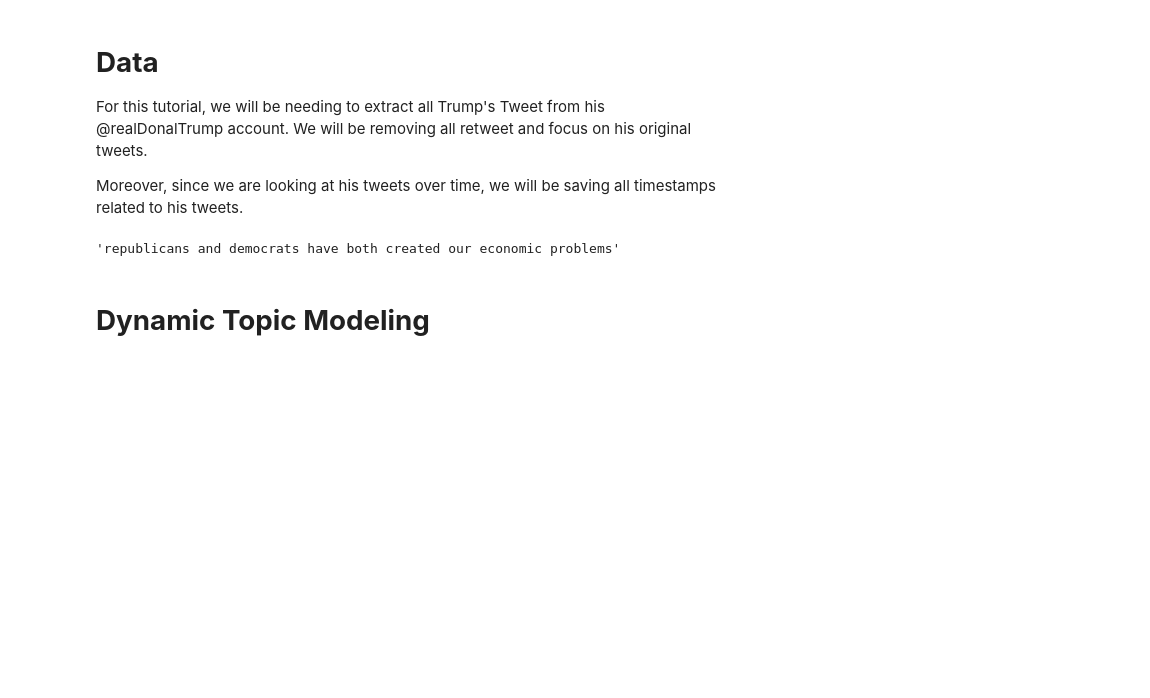
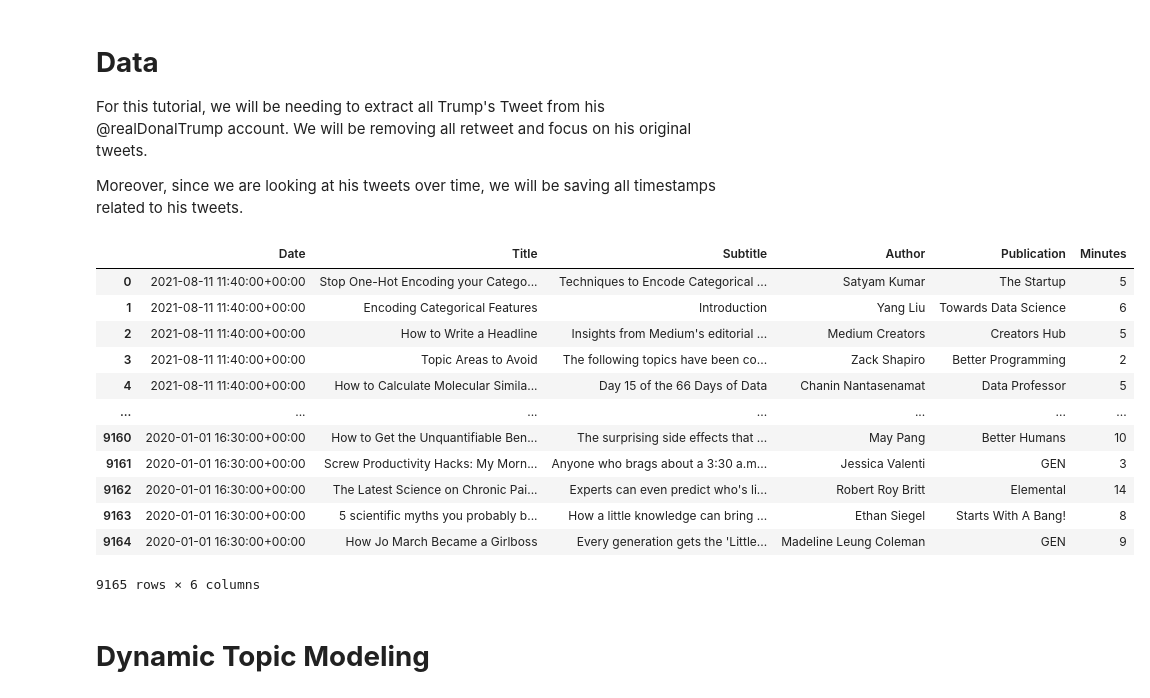
Before and after one commit to sejaldua/digesting-the-digest, a Jupyter notebook: BERTopic_DTM.ipynb, the cells around one changed output. Cells and saved outputs as stored; diff of their text form; code cells hidden in the pictures; blank space fills up the shorter version.

```diff
--- a/BERTopic_DTM.ipynb
+++ b/BERTopic_DTM.ipynb
@@ -58,4 +28,0 @@ tweets = trump.text.to_list()
-# %%
-tweets[0]
-# %% [output]
-'republicans and democrats have both created our economic problems'
@@ -62,3 +40,19 @@ tweets[0]
+# %%
+df
+# %% [output]
+|  | Date | Title | Subtitle | Author | Publication | Minutes |
+| 0 | 2021-08-11 11:40:00+00:00 | Stop One-Hot Encoding your Catego... | Techniques to Encode Categorical ... | Satyam Kumar | The Startup | 5 |
+| 1 | 2021-08-11 11:40:00+00:00 | Encoding Categorical Features | Introduction | Yang Liu | Towards Data Science | 6 |
+| 2 | 2021-08-11 11:40:00+00:00 | How to Write a Headline | Insights from Medium's editorial ... | Medium Creators | Creators Hub | 5 |
+| 3 | 2021-08-11 11:40:00+00:00 | Topic Areas to Avoid | The following topics have been co... | Zack Shapiro | Better Programming | 2 |
+| 4 | 2021-08-11 11:40:00+00:00 | How to Calculate Molecular Simila... | Day 15 of the 66 Days of Data | Chanin Nantasenamat | Data Professor | 5 |
+| ... | ... | ... | ... | ... | ... | ... |
+| 9160 | 2020-01-01 16:30:00+00:00 | How to Get the Unquantifiable Ben... | The surprising side effects that ... | May Pang | Better Humans | 10 |
+| 9161 | 2020-01-01 16:30:00+00:00 | Screw Productivity Hacks: My Morn... | Anyone who brags about a 3:30 a.m... | Jessica Valenti | GEN | 3 |
+| 9162 | 2020-01-01 16:30:00+00:00 | The Latest Science on Chronic Pai... | Experts can even predict who's li... | Robert Roy Britt | Elemental | 14 |
+| 9163 | 2020-01-01 16:30:00+00:00 | 5 scientific myths you probably b... | How a little knowledge can bring ... | Ethan Siegel | Starts With A Bang! | 8 |
+| 9164 | 2020-01-01 16:30:00+00:00 | How Jo March Became a Girlboss | Every generation gets the 'Little... | Madeline Leung Coleman | GEN | 9 |
+9165 rows × 6 columns
 # %% [markdown]
 # **Dynamic Topic Modeling**
 # %% [markdown]
```
Also changed, not shown: parts of 11 cells of this notebook.
